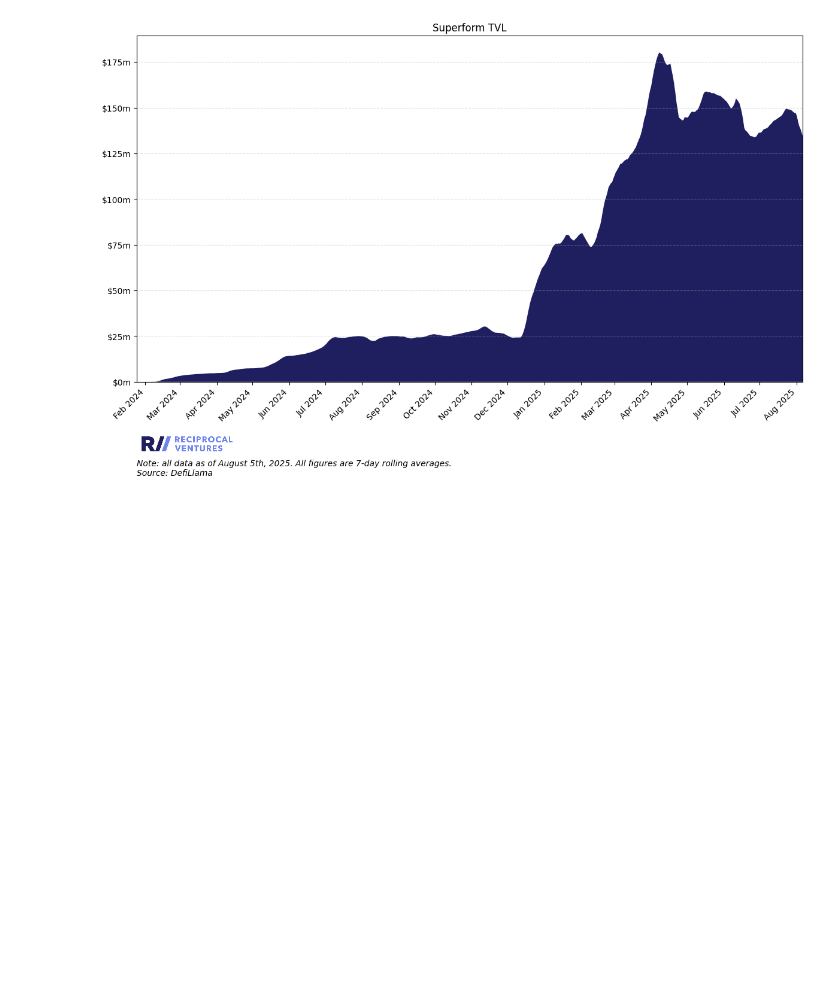
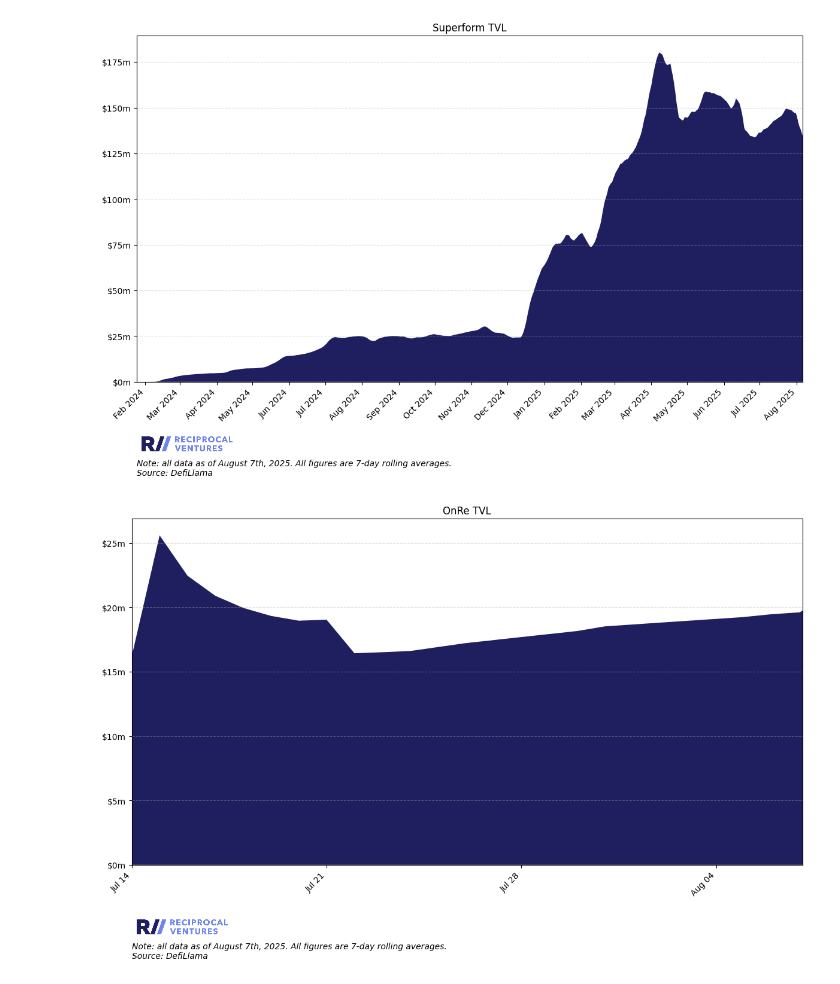
Before and after one commit to jimboevans/twitter-data-cuts, a Jupyter notebook: august-25-analysis.ipynb, the cells around one changed output. Saved outputs shown, nothing was run; the diff lists cells and outputs as text; code cells hidden in the pictures; blank space fills up the shorter version.

Commit message:
tweak single-name tvl chart function

```diff
--- a/august-25-analysis.ipynb
+++ b/august-25-analysis.ipynb
@@ -531,8 +534,13 @@ def plot_tvl_single_asset(asset_slug, asset_name, start_date):
     # Setting labels and title
     ax.set_title(f'{asset_name} TVL')
     ax.margins(x=0)
-    ax.xaxis.set_major_locator(MonthLocator())
-    ax.xaxis.set_major_formatter(mdates.DateFormatter("%b %Y"))
+    delta = (today - df_master['date'].iloc[0]).days
+    if delta < 60:
+        ax.xaxis.set_major_locator(mdates.WeekdayLocator(byweekday=MO, interval=1))
+        ax.xaxis.set_major_formatter(mdates.DateFormatter('%b %d'))
+    else:
+        ax.xaxis.set_major_locator(MonthLocator())
+        ax.xaxis.set_major_formatter(mdates.DateFormatter("%b %Y"))
     plt.setp(ax.get_xticklabels(), rotation=45, ha="right")
     ax.yaxis.set_major_formatter(mtick.FuncFormatter(lambda x, _: f'${x/1e6:,.0f}m'))
 
@@ -565,3 +573,11 @@ start_date = '2024-01-01'
 plot_tvl_single_asset(asset_slug, asset_name, start_date)
 # %% [output]
 [figure]
+# %%
+asset_slug = 'onre'
+asset_name = 'OnRe'
+start_date = '2025-06-01'
+
+plot_tvl_single_asset(asset_slug, asset_name, start_date)
+# %% [output]
+[figure, added]
```
Also changed, not shown: parts of 2 cells of this notebook, 22 other files.
